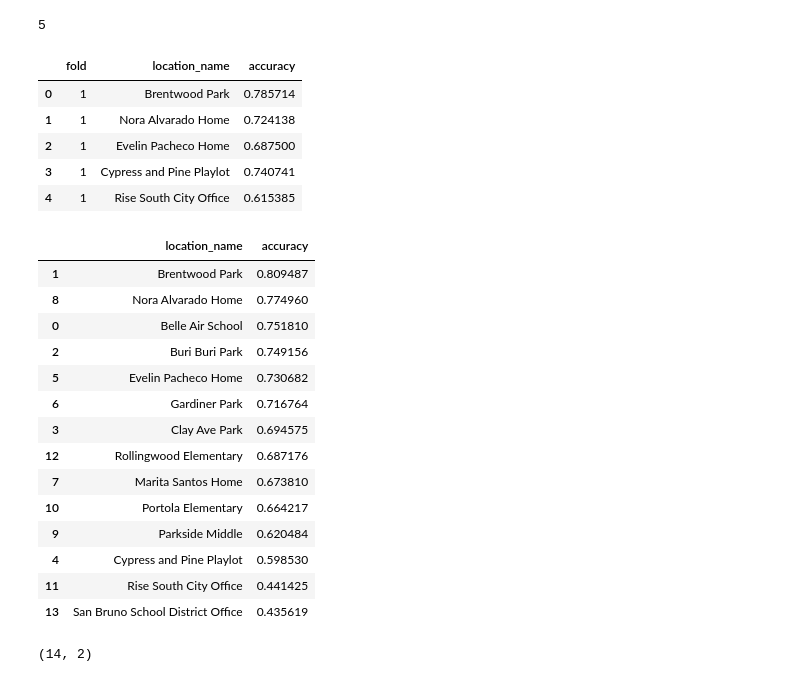
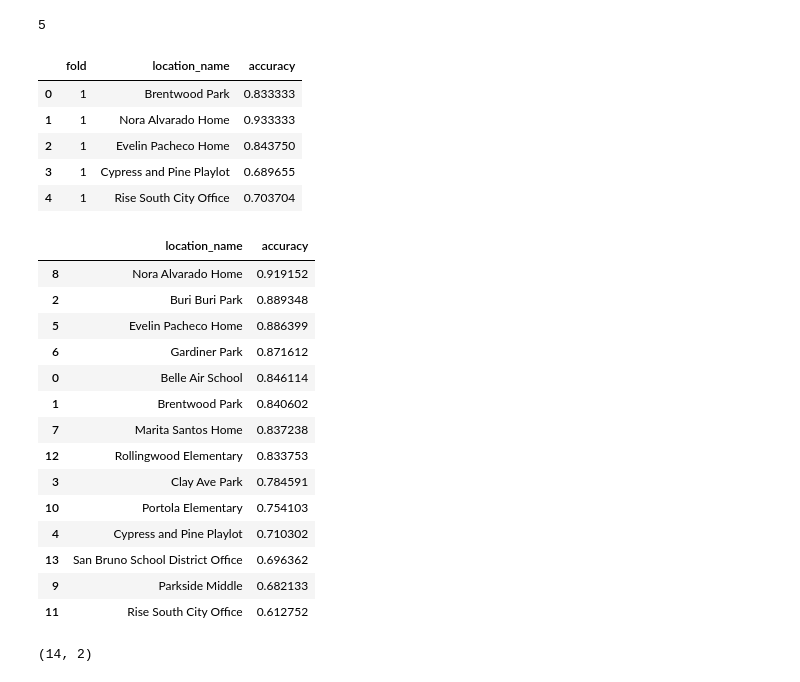
Before and after one commit to macks26/rise-south-city-dashboard, a Jupyter notebook: code/predictability.ipynb, the cells around one changed output. Saved outputs shown, nothing was run; the diff lists cells and outputs as text; code cells hidden in the pictures.

```diff
--- a/code/predictability.ipynb
+++ b/code/predictability.ipynb
@@ -438,6 +436,6 @@ edges
 # %%
 # Create final edges for the bins
-final_edges = [(0, 3.50), (3.51, 5.00), (5.01, 6.50), (6.51, 9.50), (9.51, 35.00)]
+final_edges = [(0, 4.50), (4.51, 9.00), (9.01, 35.40)]
 
 # Create bins for the log pm2_5_24h_mean values and get edges of the bins from final_edges above
 log_bins = np.log1p([x[0] for x in final_edges] + [final_edges[-1][1]])
@@ -552,7 +550,7 @@ class TimeSeriesDataset(Dataset):
         return self.X[idx], self.y[idx]
 
 class AirForecastClassifier(nn.Module):
-    def __init__(self, input_dim=1, hidden_dim=64, num_layers=2, num_classes=5):
+    def __init__(self, input_dim=1, hidden_dim=64, num_layers=2, num_classes=3):
         super().__init__()
         self.lstm = nn.LSTM(input_dim, hidden_dim, num_layers, batch_first=True)
         self.fc = nn.Linear(hidden_dim, num_classes)
@@ -726,12 +724,12 @@ Location Gardiner Park: Accuracy = 44.44%
 # %%
-from sklearn.model_selection import KFold
+from sklearn.model_selection import StratifiedKFold
 
-# Create k-fold cross-validation sets
-kf = KFold(n_splits=5, shuffle=True, random_state=42)
+# Create stratified k-fold cross-validation sets
+skf = StratifiedKFold(n_splits=5, shuffle=True, random_state=42)
 
 # Split the rolling_window_df into k folds
 folds = []
-for train_index, val_index in kf.split(rolling_window_df):
+for train_index, val_index in skf.split(rolling_window_df, rolling_window_df['label']):
     train_set = rolling_window_df.iloc[train_index].reset_index(drop=True)
     val_set = rolling_window_df.iloc[val_index].reset_index(drop=True)
 
@@ -744,27 +742,26 @@ len(folds)
 # %% [output]
 5
 # %%
-# Create RandomForestClassifier
-from sklearn.ensemble import RandomForestClassifier
+# Create XGBClassifier
 from sklearn.metrics import accuracy_score
 
 # Create a list to store fold accuracy for each monitor
 monitor_fold_accuracies = []
 
-# Train and evaluate the Decision Tree Classifier for each fold
+# Train and evaluate the XGBClassifier for each fold
 for i, (train_set, val_set) in enumerate(folds):
     # Extract features and labels
-    X_train = train_set.iloc[:, 2:-1].values
+    X_train = train_set.iloc[:, 1:-1].values
     y_train = train_set['label'].astype(int).values
-    X_val = val_set.iloc[:, 2:-1].values
+    X_val = val_set.iloc[:, 1:-1].values
     y_val = val_set['label'].astype(int).values
 
-    # Create and train the Decision Tree Classifier
-    clf = RandomForestClassifier(random_state=42, criterion='entropy')
-    clf.fit(X_train, y_train)
+    # Create and train the XGBClassifier
+    model = xgb.XGBClassifier(random_state=42, eval_metric="mlogloss")
+    model.fit(X_train, y_train)
 
     # Make predictions
-    y_pred = clf.predict(X_val)
+    y_pred = model.predict(X_val)
 
     # Calculate accuracy for each monitor
     for location_name in val_set['location_name'].unique():
@@ -787,31 +784,31 @@ monitor_fold_accuracies_df = pd.DataFrame(monitor_fold_accuracies)
 monitor_fold_accuracies_df.head()
 # %% [output]
 |  | fold | location_name | accuracy |
-| 0 | 1 | Brentwood Park | 0.785714 |
-| 1 | 1 | Nora Alvarado Home | 0.724138 |
-| 2 | 1 | Evelin Pacheco Home | 0.687500 |
-| 3 | 1 | Cypress and Pine Playlot | 0.740741 |
-| 4 | 1 | Rise South City Office | 0.615385 |
+| 0 | 1 | Brentwood Park | 0.833333 |
+| 1 | 1 | Nora Alvarado Home | 0.933333 |
+| 2 | 1 | Evelin Pacheco Home | 0.843750 |
+| 3 | 1 | Cypress and Pine Playlot | 0.689655 |
+| 4 | 1 | Rise South City Office | 0.703704 |
 # %%
 # Find average accuracy by fold by monitor location for random forest classifier
-average_accuracy_by_fold = monitor_fold_accuracies_df.groupby(['location_name']).agg({'accuracy': 'mean'}).reset_index()
-average_accuracy_by_fold = average_accuracy_by_fold.sort_values(by='accuracy', ascending=False)
+clarity_average_accuracy_by_fold = monitor_fold_accuracies_df.groupby(['location_name']).agg({'accuracy': 'mean'}).reset_index()
+clarity_average_accuracy_by_fold = clarity_average_accuracy_by_fold.sort_values(by='accuracy', ascending=False)
 
-average_accuracy_by_fold
+clarity_average_accuracy_by_fold
 # %% [output]
 |  | location_name | accuracy |
-| 1 | Brentwood Park | 0.809487 |
-| 8 | Nora Alvarado Home | 0.774960 |
-| 0 | Belle Air School | 0.751810 |
-| 2 | Buri Buri Park | 0.749156 |
-| 5 | Evelin Pacheco Home | 0.730682 |
-| 6 | Gardiner Park | 0.716764 |
-| 3 | Clay Ave Park | 0.694575 |
-| 12 | Rollingwood Elementary | 0.687176 |
-| 7 | Marita Santos Home | 0.673810 |
-| 10 | Portola Elementary | 0.664217 |
-| 9 | Parkside Middle | 0.620484 |
-| 4 | Cypress and Pine Playlot | 0.598530 |
-| 11 | Rise South City Office | 0.441425 |
-| 13 | San Bruno School District Office | 0.435619 |
+| 8 | Nora Alvarado Home | 0.919152 |
+| 2 | Buri Buri Park | 0.889348 |
+| 5 | Evelin Pacheco Home | 0.886399 |
+| 6 | Gardiner Park | 0.871612 |
+| 0 | Belle Air School | 0.846114 |
+| 1 | Brentwood Park | 0.840602 |
+| 7 | Marita Santos Home | 0.837238 |
+| 12 | Rollingwood Elementary | 0.833753 |
+| 3 | Clay Ave Park | 0.784591 |
+| 10 | Portola Elementary | 0.754103 |
+| 4 | Cypress and Pine Playlot | 0.710302 |
+| 13 | San Bruno School District Office | 0.696362 |
+| 9 | Parkside Middle | 0.682133 |
+| 11 | Rise South City Office | 0.612752 |
 # %%
```
Also changed, not shown: parts of 43 cells of this notebook, 5 other files.
